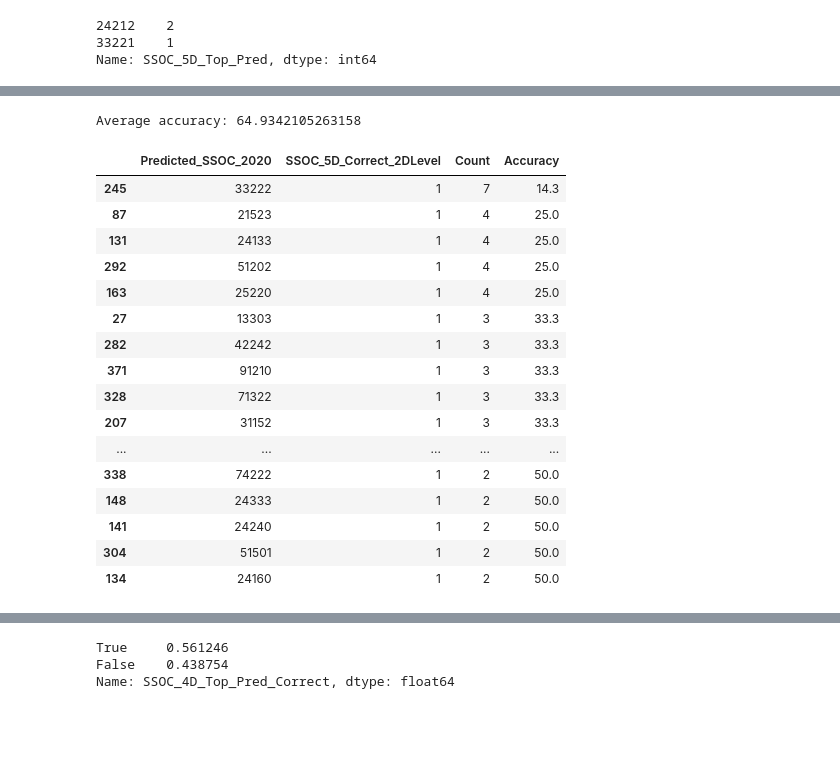
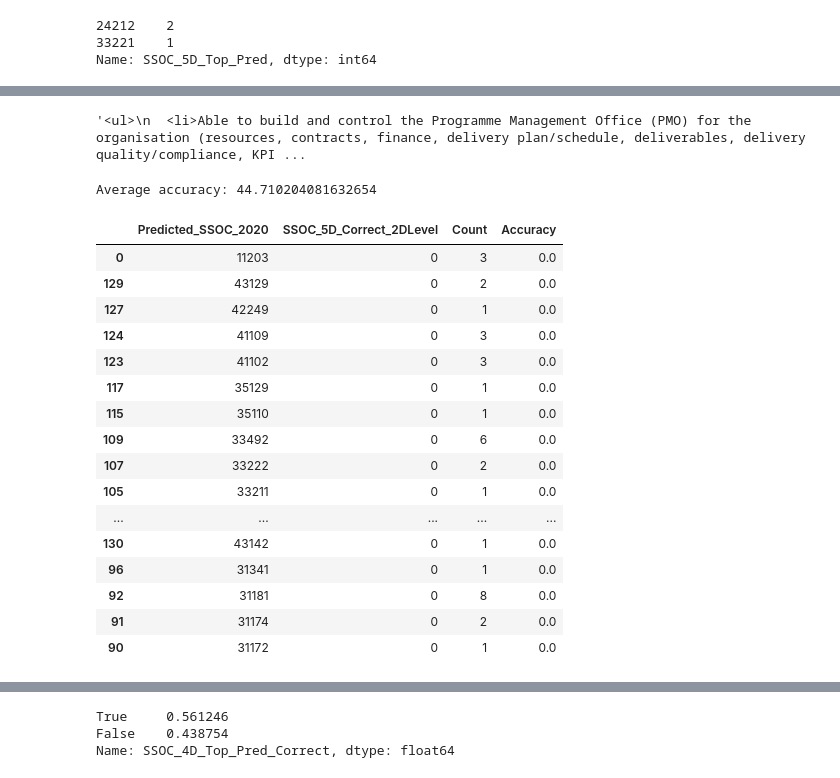
Before and after one commit to Benjamin-Aw-93/ssoc_autocoder, a Jupyter notebook: Notebooks/2022-01-04 - Error Analysis.ipynb, the cells around one changed output, grey strips where cells are left out. Cells and saved outputs as stored; diff of their text form; code cells hidden in the pictures; blank space fills up the shorter version.

```diff
--- a/Notebooks/2022-01-04 - Error Analysis.ipynb
+++ b/Notebooks/2022-01-04 - Error Analysis.ipynb
@@ -15,9 +15,9 @@ import pickle
 import os
 os.chdir('..')
 # %%
-test = pd.read_csv('Data/Train/Test.csv')
+test = pd.read_csv('Data/Train/MRSD_Validation.csv')
 test['Predicted_SSOC_2020'] = test['Predicted_SSOC_2020'].astype('str')
-with open('all_predictions_v2pt2_34ep.pickle', 'rb') as handle:
+with open('mrsd_val.pickle', 'rb') as handle:
     test_predictions = pickle.load(handle)
 # %%
 test
@@ -67,6 +67,6 @@ Name: SSOC_5D_Top_5_Preds_Correct, dtype: float64
 # %%
 SSOC_2D_error_analysis = test_enhanced.groupby('Predicted_SSOC_2020').agg(
-    SSOC_5D_Correct_2DLevel = pd.NamedAgg(column = "SSOC_5D_Top_5_Preds_Correct", aggfunc = "sum"),
+    SSOC_5D_Correct_2DLevel = pd.NamedAgg(column = "SSOC_5D_Top_10_Preds_Correct", aggfunc = "sum"),
     Count = pd.NamedAgg(column = "SSOC_5D_Top_Pred_Correct", aggfunc = "count")
 ).reset_index()
 SSOC_2D_error_analysis['Accuracy'] = round(SSOC_2D_error_analysis['SSOC_5D_Correct_2DLevel']/SSOC_2D_error_analysis['Count']*100, 1)
@@ -121,26 +146,30 @@ Name: SSOC_5D_Top_Pred, dtype: int64
+# %%
+test.loc[412, 'description']
+# %% [output]
+'<ul>\n  <li>Able to build and control the Programme Management Office (PMO) for the organisation (resources, contracts, finance, delivery plan/schedule, deliverables, delivery quality/compliance, KPI ...
 # %%
 num = 100
 print(f"Average accuracy: {np.mean(SSOC_2D_error_analysis[SSOC_2D_error_analysis['Count'] < num]['Accuracy'])}")
-SSOC_2D_error_analysis[(SSOC_2D_error_analysis['Count'] < num) & (SSOC_2D_error_analysis['Accuracy'] > 0)].sort_values('Accuracy', ascending = True).head(20)
+SSOC_2D_error_analysis[(SSOC_2D_error_analysis['Count'] < num) & (SSOC_2D_error_analysis['Accuracy'] >= 0)].sort_values('Accuracy', ascending = True).head(20)
 # %% [output]
-Average accuracy: 64.9342105263158
+Average accuracy: 44.710204081632654
 |  | Predicted_SSOC_2020 | SSOC_5D_Correct_2DLevel | Count | Accuracy |
-| 245 | 33222 | 1 | 7 | 14.3 |
-| 87 | 21523 | 1 | 4 | 25.0 |
-| 131 | 24133 | 1 | 4 | 25.0 |
-| 292 | 51202 | 1 | 4 | 25.0 |
-| 163 | 25220 | 1 | 4 | 25.0 |
-| 27 | 13303 | 1 | 3 | 33.3 |
-| 282 | 42242 | 1 | 3 | 33.3 |
-| 371 | 91210 | 1 | 3 | 33.3 |
-| 328 | 71322 | 1 | 3 | 33.3 |
-| 207 | 31152 | 1 | 3 | 33.3 |
+| 0 | 11203 | 0 | 3 | 0.0 |
+| 129 | 43129 | 0 | 2 | 0.0 |
+| 127 | 42249 | 0 | 1 | 0.0 |
+| 124 | 41109 | 0 | 3 | 0.0 |
+| 123 | 41102 | 0 | 3 | 0.0 |
+| 117 | 35129 | 0 | 1 | 0.0 |
+| 115 | 35110 | 0 | 1 | 0.0 |
+| 109 | 33492 | 0 | 6 | 0.0 |
+| 107 | 33222 | 0 | 2 | 0.0 |
+| 105 | 33211 | 0 | 1 | 0.0 |
 | ... | ... | ... | ... | ... |
-| 338 | 74222 | 1 | 2 | 50.0 |
-| 148 | 24333 | 1 | 2 | 50.0 |
-| 141 | 24240 | 1 | 2 | 50.0 |
-| 304 | 51501 | 1 | 2 | 50.0 |
-| 134 | 24160 | 1 | 2 | 50.0 |
+| 130 | 43142 | 0 | 1 | 0.0 |
+| 96 | 31341 | 0 | 1 | 0.0 |
+| 92 | 31181 | 0 | 8 | 0.0 |
+| 91 | 31174 | 0 | 2 | 0.0 |
+| 90 | 31172 | 0 | 1 | 0.0 |
 # %%
 import matplotlib.pyplot as plt
 plt.scatter(SSOC_2D_error_analysis['Count'], SSOC_2D_error_analysis['Accuracy'])
```
Also changed, not shown: parts of 5 cells of this notebook, 1 other file.
